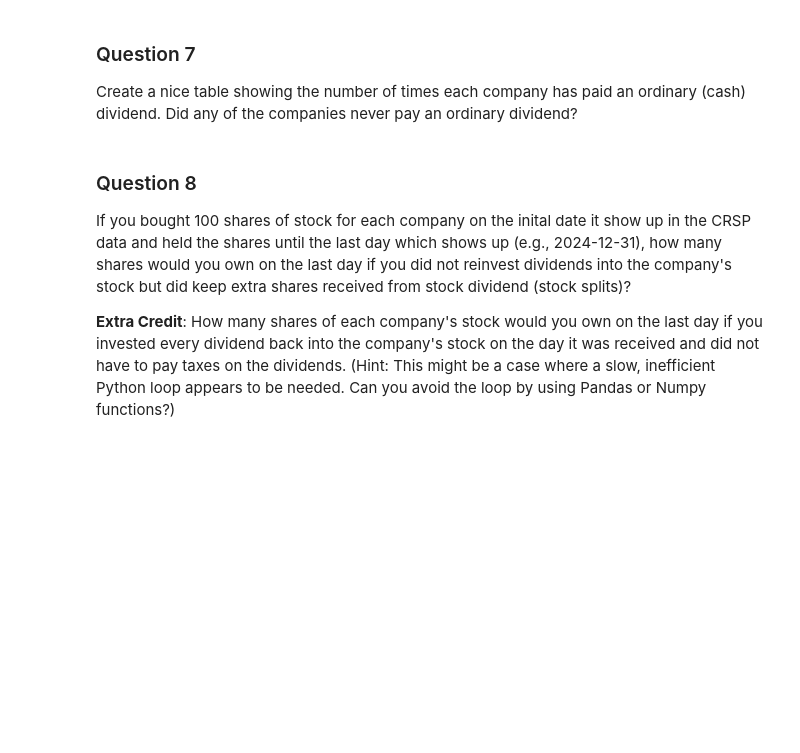
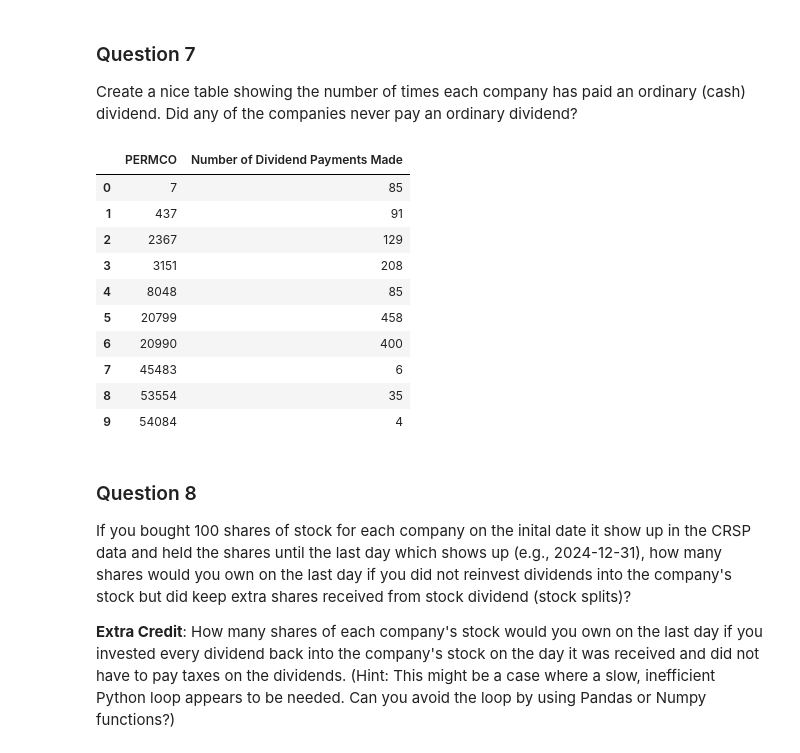
Before and after one commit to aadia1234/BUFN400, a Jupyter notebook: hws/hw1/hw1.ipynb, the cells around one changed output. Cells and saved outputs as stored; diff of their text form; code cells hidden in the pictures; blank space fills up the shorter version.

```diff
--- a/hws/hw1/hw1.ipynb
+++ b/hws/hw1/hw1.ipynb
@@ -821,6 +829,20 @@ dfx.groupby('PERMCO')['PrimaryExch'].value_counts().unstack(fill_value=0)
 ### Question 7
 
 Create a nice table showing the number of times each company has paid an ordinary (cash) dividend. Did any of the companies never pay an ordinary dividend?
+# %%
+dfx[dfx['DlyOrdDivAmt'] > 0].groupby('PERMCO').size().reset_index(name='Number of Dividend Payments Made')
+# %% [output]
+|  | PERMCO | Number of Dividend Payments Made |
+| 0 | 7 | 85 |
+| 1 | 437 | 91 |
+| 2 | 2367 | 129 |
+| 3 | 3151 | 208 |
+| 4 | 8048 | 85 |
+| 5 | 20799 | 458 |
+| 6 | 20990 | 400 |
+| 7 | 45483 | 6 |
+| 8 | 53554 | 35 |
+| 9 | 54084 | 4 |
 # %% [markdown]
 ### Question 8
 
```
Also changed, not shown: parts of 15 cells of this notebook.
